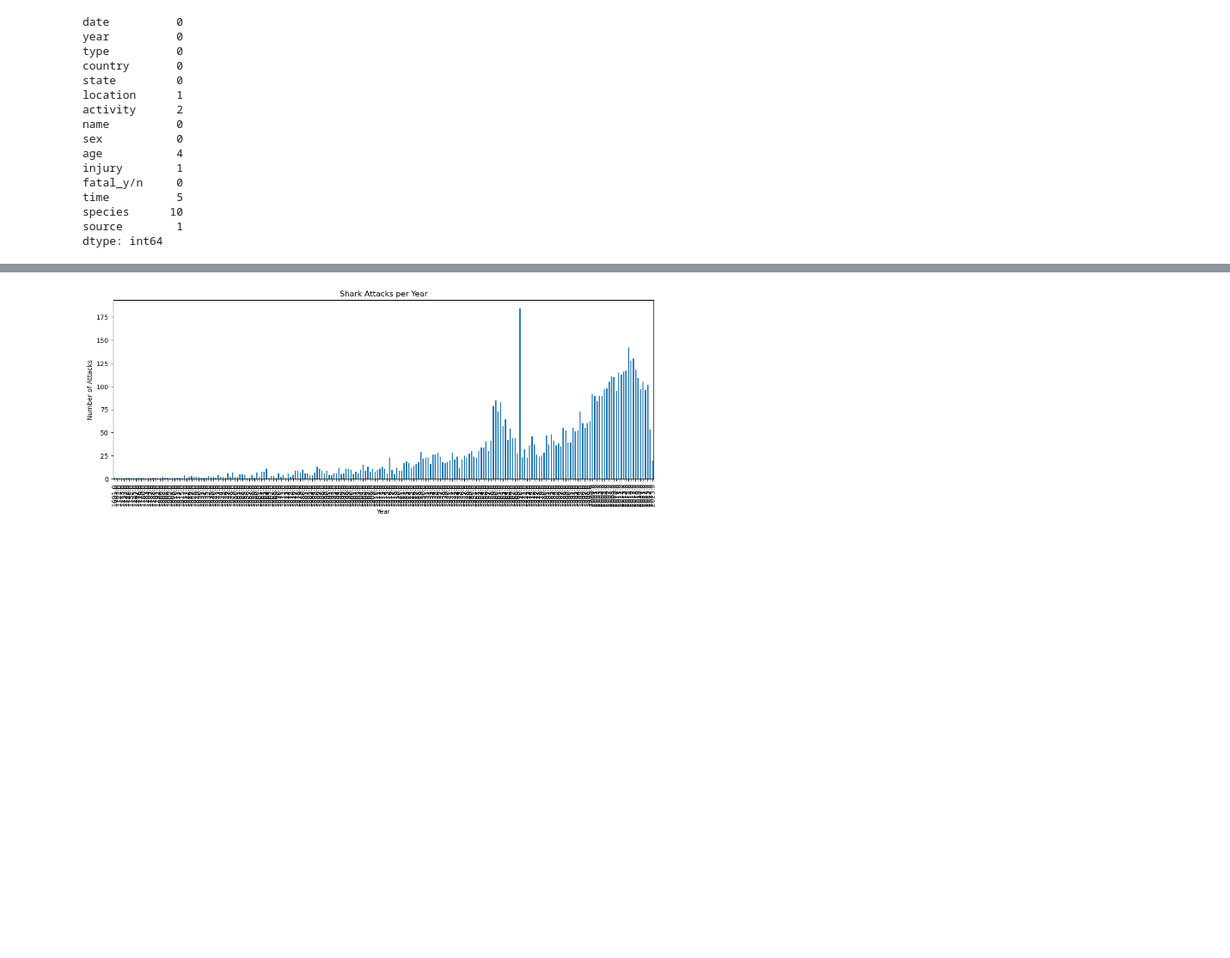
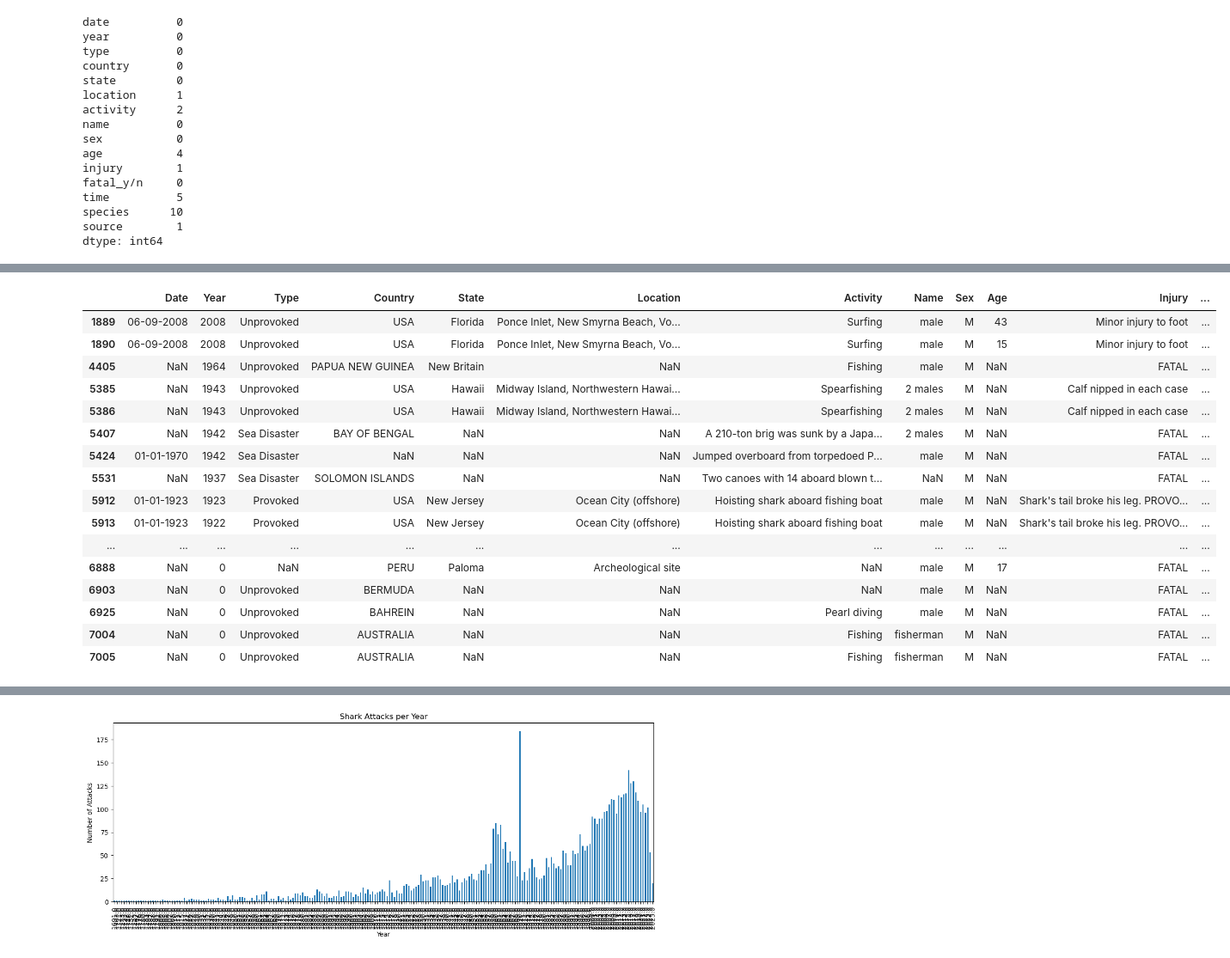
Before and after one commit to Candlaml/Sharkattack, a Jupyter notebook: Sharkattack_Code_MG0.ipynb, the cells around one changed output, grey strips where cells are left out. Shown at 86% size. Cells and saved outputs as stored; diff of their text form; code cells hidden in the pictures; blank space fills up the shorter version.

```diff
--- a/Sharkattack_Code_MG0.ipynb
+++ b/Sharkattack_Code_MG0.ipynb
@@ -104,0 +113,2 @@ Year                     0.00
+# %%
+pd.options.display.max_rows=500
@@ -252,0 +329,4 @@ dtype: int64
+# %%
+filter_ = df[['Date', 'Location', 'Name', 'Injury']].duplicated(keep=False)
+
+filter_[1889:]
@@ -252,0 +350,20 @@ dtype: int64
+# %%
+df[filter_]
+# %% [output]
+|  | Date | Year | Type | Country | State | Location | Activity | Name | Sex | Age | Injury | ... |
+| 1889 | 06-09-2008 | 2008 | Unprovoked | USA | Florida | Ponce Inlet, New Smyrna Beach, Vo... | Surfing | male | M | 43 | Minor injury to foot | ... |
+| 1890 | 06-09-2008 | 2008 | Unprovoked | USA | Florida | Ponce Inlet, New Smyrna Beach, Vo... | Surfing | male | M | 15 | Minor injury to foot | ... |
+| 4405 | NaN | 1964 | Unprovoked | PAPUA NEW GUINEA | New Britain | NaN | Fishing | male | M | NaN | FATAL | ... |
+| 5385 | NaN | 1943 | Unprovoked | USA | Hawaii | Midway Island, Northwestern Hawai... | Spearfishing | 2 males | M | NaN | Calf nipped in each case | ... |
+| 5386 | NaN | 1943 | Unprovoked | USA | Hawaii | Midway Island, Northwestern Hawai... | Spearfishing | 2 males | M | NaN | Calf nipped in each case | ... |
+| 5407 | NaN | 1942 | Sea Disaster | BAY OF BENGAL | NaN | NaN | A 210-ton brig was sunk by a Japa... | 2 males | M | NaN | FATAL | ... |
+| 5424 | 01-01-1970 | 1942 | Sea Disaster | NaN | NaN | NaN | Jumped overboard from torpedoed P... | male | M | NaN | FATAL | ... |
+| 5531 | NaN | 1937 | Sea Disaster | SOLOMON ISLANDS | NaN | NaN | Two canoes with 14 aboard blown t... | NaN | M | NaN | FATAL | ... |
+| 5912 | 01-01-1923 | 1923 | Provoked | USA | New Jersey | Ocean City (offshore) | Hoisting shark aboard fishing boat | male | M | NaN | Shark's tail broke his leg. PROVO... | ... |
+| 5913 | 01-01-1923 | 1922 | Provoked | USA | New Jersey | Ocean City (offshore) | Hoisting shark aboard fishing boat | male | M | NaN | Shark's tail broke his leg. PROVO... | ... |
+| ... | ... | ... | ... | ... | ... | ... | ... | ... | ... | ... | ... | ... |
+| 6888 | NaN | 0 | NaN | PERU | Paloma | Archeological site | NaN | male | M | 17 | FATAL | ... |
+| 6903 | NaN | 0 | Unprovoked | BERMUDA | NaN | NaN | NaN | male | M | NaN | FATAL | ... |
+| 6925 | NaN | 0 | Unprovoked | BAHREIN | NaN | NaN | Pearl diving | male | M | NaN | FATAL | ... |
+| 7004 | NaN | 0 | Unprovoked | AUSTRALIA | NaN | NaN | Fishing | fisherman | M | NaN | FATAL | ... |
+| 7005 | NaN | 0 | Unprovoked | AUSTRALIA | NaN | NaN | Fishing | fisherman | M | NaN | FATAL | ... |
```
Also changed, not shown: parts of 10 cells of this notebook.
